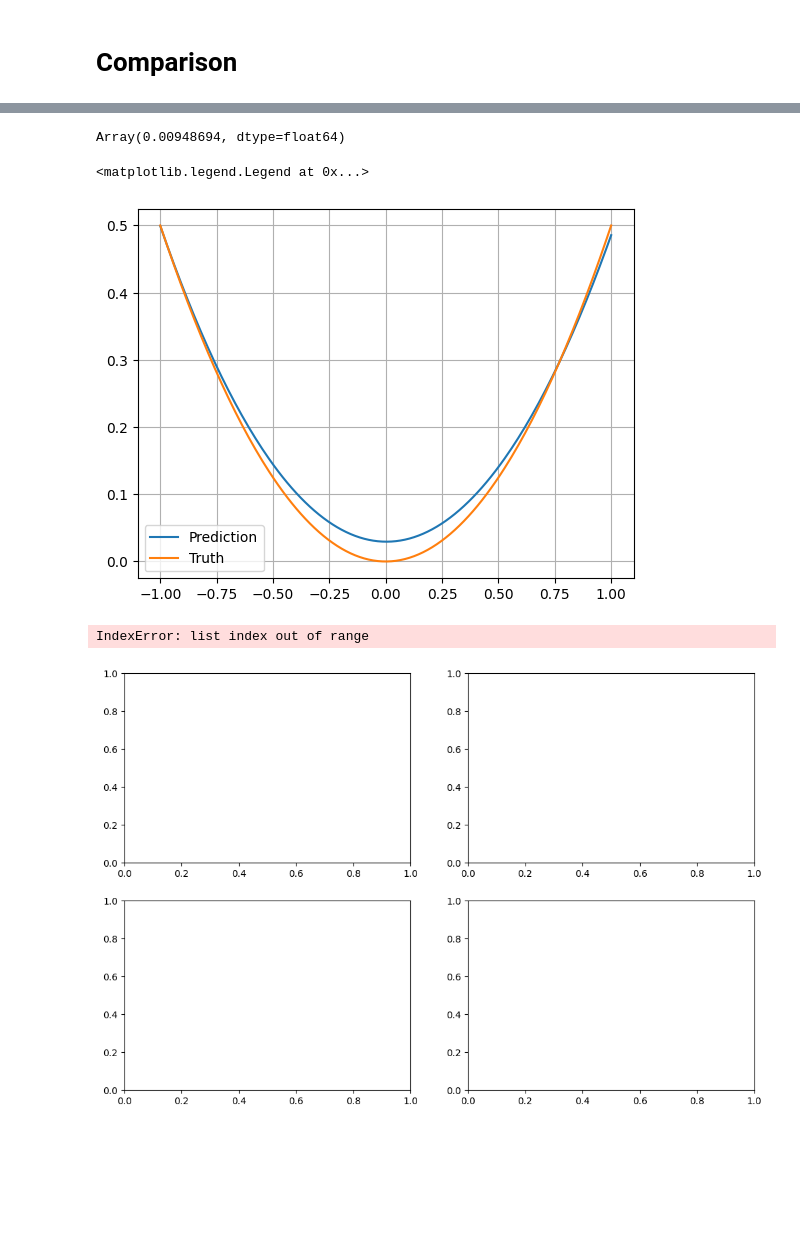
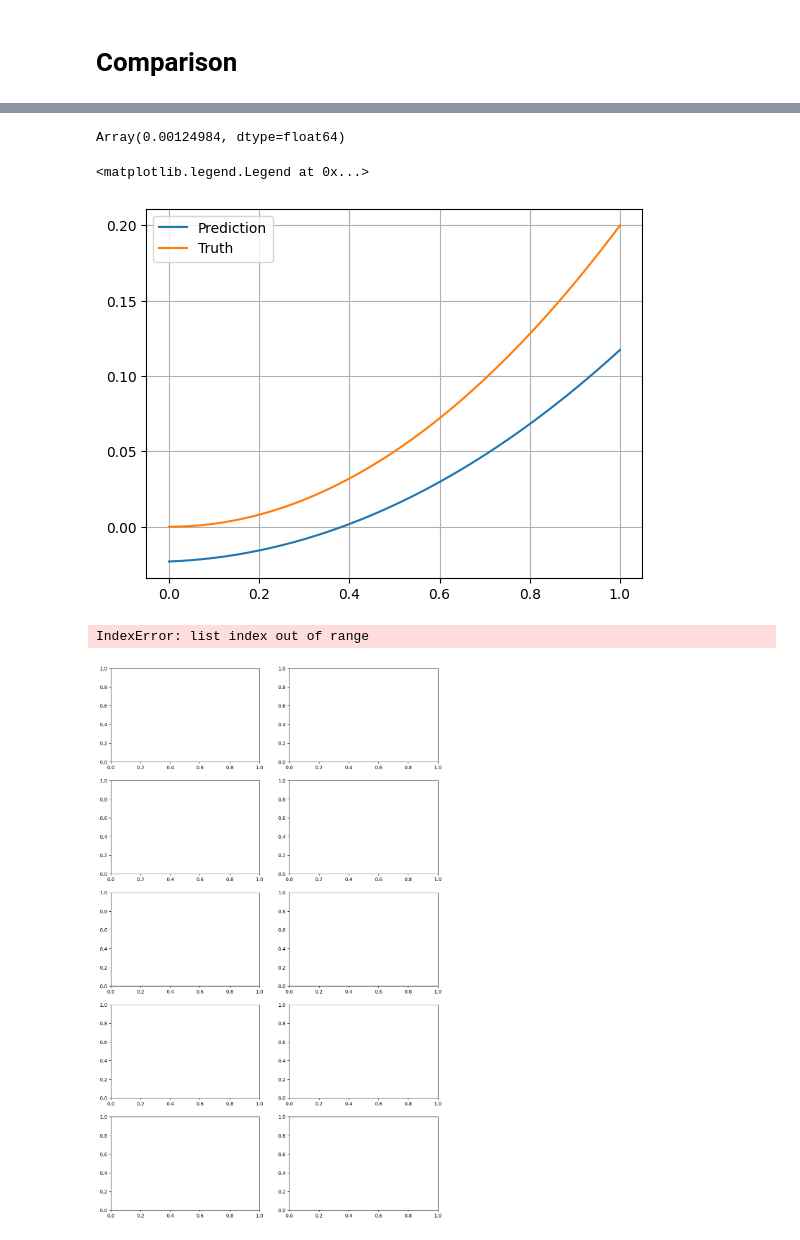
Before and after one commit to chmda/ctt, a Jupyter notebook: notebooks/comparison.ipynb, the cells around one changed output, grey strips where cells are left out. Drawn from its saved outputs; the diff is of its cells as text; code cells hidden in the pictures; blank space fills up the shorter version.

```diff
--- a/notebooks/comparison.ipynb
+++ b/notebooks/comparison.ipynb
@@ -17,10 +17,12 @@ sys.path.insert(0, "..")
 # %%
 from ctt.bases import make_canonical_polynomials, make_fourier
 
-d = 2
+d = 5
 n_features = 2
 basis = make_canonical_polynomials(dim=n_features)
 # basis = make_fourier(n_features)
+# alpha = 1e-1
+# soft_relu = lambda x: alpha*jax.nn.softplus(x/alpha)
 # basis = lambda x: jnp.asarray([1., jax.nn.relu(x)])
 key = random.PRNGKey(42)
 # %%
@@ -36,7 +39,7 @@ def target(x: Float[Array, "d"]) -> Float[Array, "m"]:
 from ctt.tt import TT, tt_matvec
 
 def lift(x: Float[Array, "d"]) -> Float[Array, "m"]:
-    return jnp.hstack((jnp.ones((1,)), x))
+    return jnp.hstack((0, x, x))
 
 def retraction(x: Float[Array, "m"]) -> Float[Array, "o"]:
     return jnp.asarray((x[0],))
@@ -67,18 +70,18 @@ def ctt(tts: list[TT], x: Float[Array, "d"]) -> Float[Array, "d"]:
 # %%
 key, train_key, val_key = random.split(key, 3)
 
-domain = (-1., 1.)
+domain = (0., 1.)
 N_train = 7000
-# X_train = random.uniform(key=train_key, shape=(N_train, d), minval=domain[0], maxval=domain[1])
-X_train = random.normal(key=train_key, shape=(N_train, d))
+X_train = random.uniform(key=train_key, shape=(N_train, d), minval=domain[0], maxval=domain[1])
+# X_train = random.normal(key=train_key, shape=(N_train, d))
 y_train = jax.vmap(target)(X_train)
 
-N_val = 1000
-# X_val = random.uniform(key=val_key, shape=(N_val, d), minval=domain[0], maxval=domain[1])
-X_val = random.normal(key=val_key, shape=(N_val, d))
+N_val = 2000
+X_val = random.uniform(key=val_key, shape=(N_val, d), minval=domain[0], maxval=domain[1])
+# X_val = random.normal(key=val_key, shape=(N_val, d))
 y_val = jax.vmap(target)(X_val)
 
-num_steps = 4
+num_steps = 10
 regularization_coeff = 1e-5
 radius = None
 ranks = [d_lift] + [2] * (d_lift-1) + [1]
@@ -301,14 +305,14 @@ print(list(map(tt_norm, init_controls)))
 # %%
 key, training_key = random.split(key)
 # %%
-# optimizer = optax.adam(learning_rate=1e-3)
-optimizer = optax.sgd(learning_rate=1e-2)
+optimizer = optax.adam(learning_rate=1e-3)
+# optimizer = optax.sgd(learning_rate=1e-1)
 params_gd, (train_losses_gd, val_losses_gd) = gradient_descent(train_dataset=(X_train, y_train),
                                                                val_dataset=(X_val, y_val),
                                                                optimizer=optimizer,
                                                                params=init_controls,
                                                                opt_steps=10000,
-                                                               regularization_coeff=regularization_coeff,
+                                                               regularization_coeff=1e-4,
                                                                batch_size=64,
                                                                training_key=training_key)
 # %% [output]
@@ -333,42 +337,43 @@ Iter 9995 | Loss: 1.993e-03 | Val loss: 2.880e-03
 y_pred = jax.vmap(ctt, in_axes=(None, 0))(params_gd, X_val)
 jnp.mean(optax.l2_loss(y_pred, y_val)) / jnp.mean(optax.l2_loss(jnp.zeros_like(y_val), y_val))
 # %% [output]
-Array(0.00948694, dtype=float64)
+Array(0.00124984, dtype=float64)
 # %%
 t = jnp.linspace(*domain, num=200)
 x = jnp.concatenate((t[:,None], jnp.zeros((len(t), d-1))), axis=1)
 y_pred = jax.vmap(ctt, in_axes=(None,0))(params_gd, x)
-y = jax.vmap(target)(jnp.concatenate((t[:,None], jnp.zeros((len(t), d-1))), axis=1))
+y = jax.vmap(target)(x)
 plt.plot(t, y_pred, label="Prediction")
 plt.plot(t, y, label="Truth")
 plt.grid()
 plt.legend()
 # %% [output]
 <matplotlib.legend.Legend at 0x...>
-[figure, old version]
+[figure, new version]
 # %%
 import numpy as np
 
-fig, axes = plt.subplots(nrows=num_steps // 2 + int(num_steps==1), ncols=2, figsize=(12, 4*(num_steps//2)))
+nrows = int(np.ceil(num_steps/2))
+fig, axes = plt.subplots(nrows=nrows + int(num_steps==1), ncols=2, figsize=(12, 4*nrows))
 
 t = jnp.linspace(*domain, num=10)
 x, y = jnp.meshgrid(t, t)
 points = jnp.vstack((x.ravel(), y.ravel())).T
 
 for i, (control, ax) in enumerate(zip(params_gd, axes.flatten())):
     output = points + jax.vmap(_ftt, in_axes=(0, None))(points, control)
     output = output.reshape(x.shape + (2,))
     output = np.asarray(output)
     strm = ax.streamplot(np.asarray(x), np.asarray(y), output[..., 0], output[..., 1],
                        density=1.4,
                        linewidth=None,
                        color=np.linalg.norm(output, axis=-1),
                        cmap="viridis")
     fig.colorbar(strm.lines)
     ax.set_title(f"Layer {i+1}")
 # %% [output]
 IndexError: list index out of range
-[figure, old version]
+[figure, new version]
 # %%
 params_pmp, (train_losses_pmp, val_losses_pmp) = pmp(train_dataset=(X_train, y_train),
                                                      val_dataset=(X_val, y_val),
```
Also changed, not shown: parts of 7 cells of this notebook, 1 other file.
